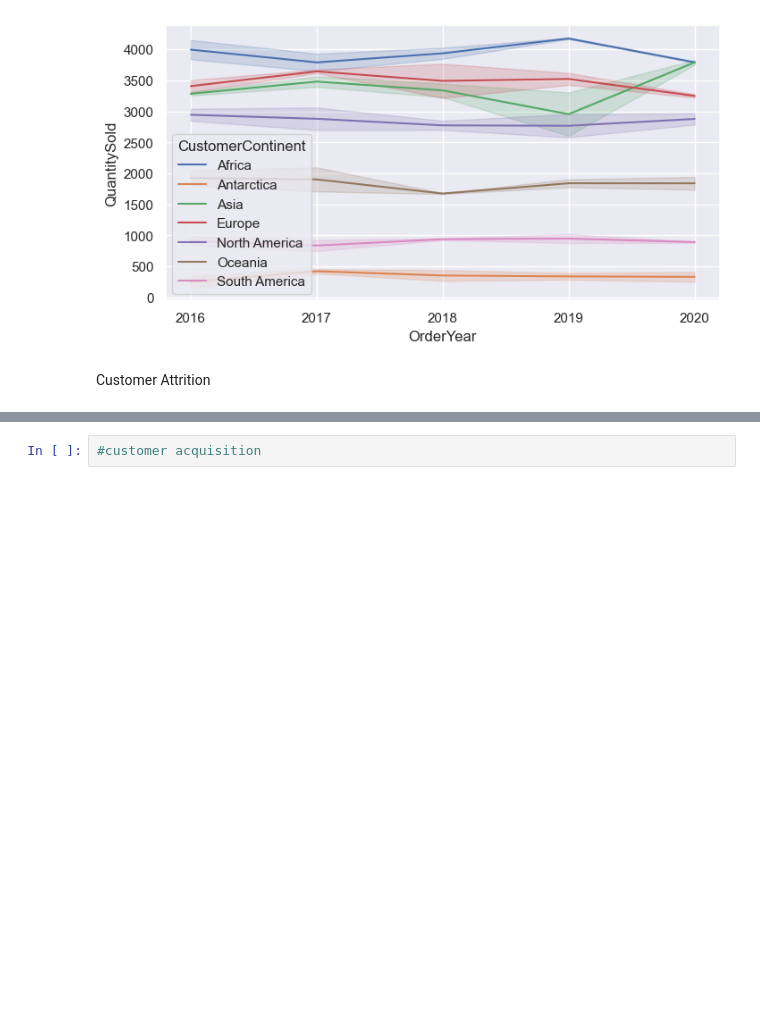
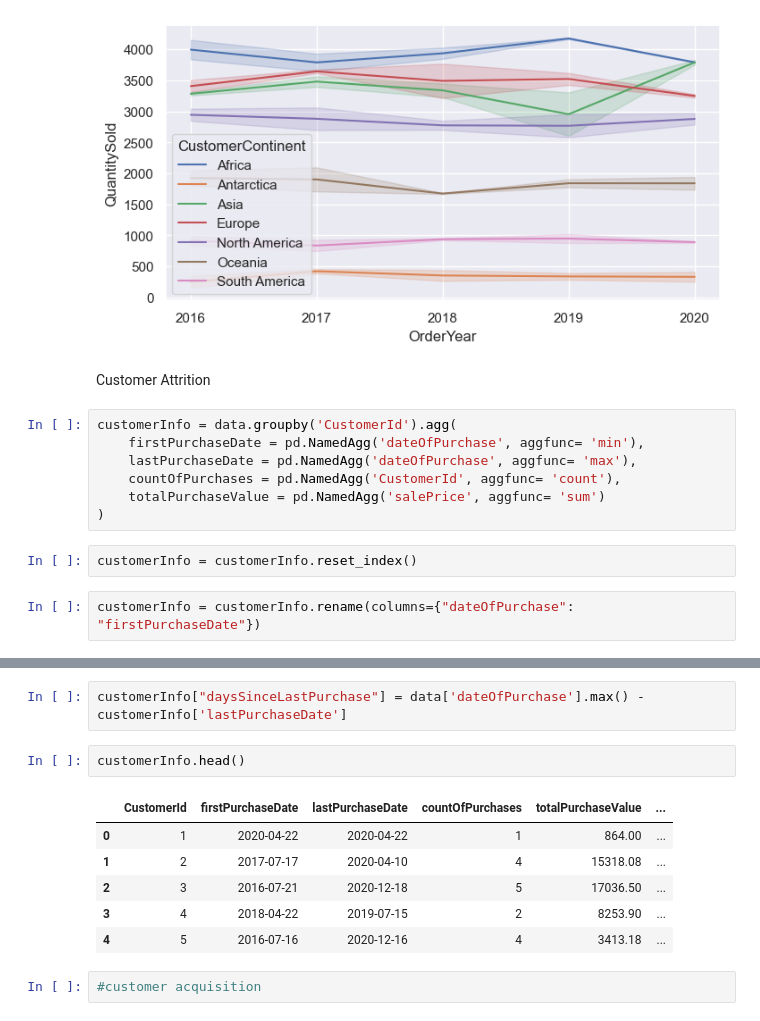
Before and after one commit to josephine-amponsah/ecommerce-data-analysis, a Jupyter notebook: notebooks/exploratory-analysis.ipynb, the cells around one changed output, grey strips where cells are left out. Saved outputs shown, nothing was run; the diff lists cells and outputs as text; blank space fills up the shorter version.

Commit message:
created dataframe for customer attrition analysis

```diff
--- a/notebooks/exploratory-analysis.ipynb
+++ b/notebooks/exploratory-analysis.ipynb
@@ -184,3 +184,14 @@ plt.plot()
 [figure]
 # %% [markdown]
 Customer Attrition
+# %%
+customerInfo = data.groupby('CustomerId').agg(
+    firstPurchaseDate = pd.NamedAgg('dateOfPurchase', aggfunc= 'min'),
+    lastPurchaseDate = pd.NamedAgg('dateOfPurchase', aggfunc= 'max'),
+    countOfPurchases = pd.NamedAgg('CustomerId', aggfunc= 'count'),
+    totalPurchaseValue = pd.NamedAgg('salePrice', aggfunc= 'sum')
+)
+# %%
+customerInfo = customerInfo.reset_index()
+# %%
+customerInfo = customerInfo.rename(columns={"dateOfPurchase": "firstPurchaseDate"})
@@ -187,3 +207,14 @@ Customer Attrition
+# %%
+customerInfo["daysSinceLastPurchase"] = data['dateOfPurchase'].max() - customerInfo['lastPurchaseDate']
+# %%
+customerInfo.head()
+# %% [output]
+|  | CustomerId | firstPurchaseDate | lastPurchaseDate | countOfPurchases | totalPurchaseValue | ... |
+| 0 | 1 | 2020-04-22 | 2020-04-22 | 1 | 864.00 | ... |
+| 1 | 2 | 2017-07-17 | 2020-04-10 | 4 | 15318.08 | ... |
+| 2 | 3 | 2016-07-21 | 2020-12-18 | 5 | 17036.50 | ... |
+| 3 | 4 | 2018-04-22 | 2019-07-15 | 2 | 8253.90 | ... |
+| 4 | 5 | 2016-07-16 | 2020-12-16 | 4 | 3413.18 | ... |
 # %%
 #customer acquisition
 # %%
```
Also changed, not shown: parts of 3 cells of this notebook.
